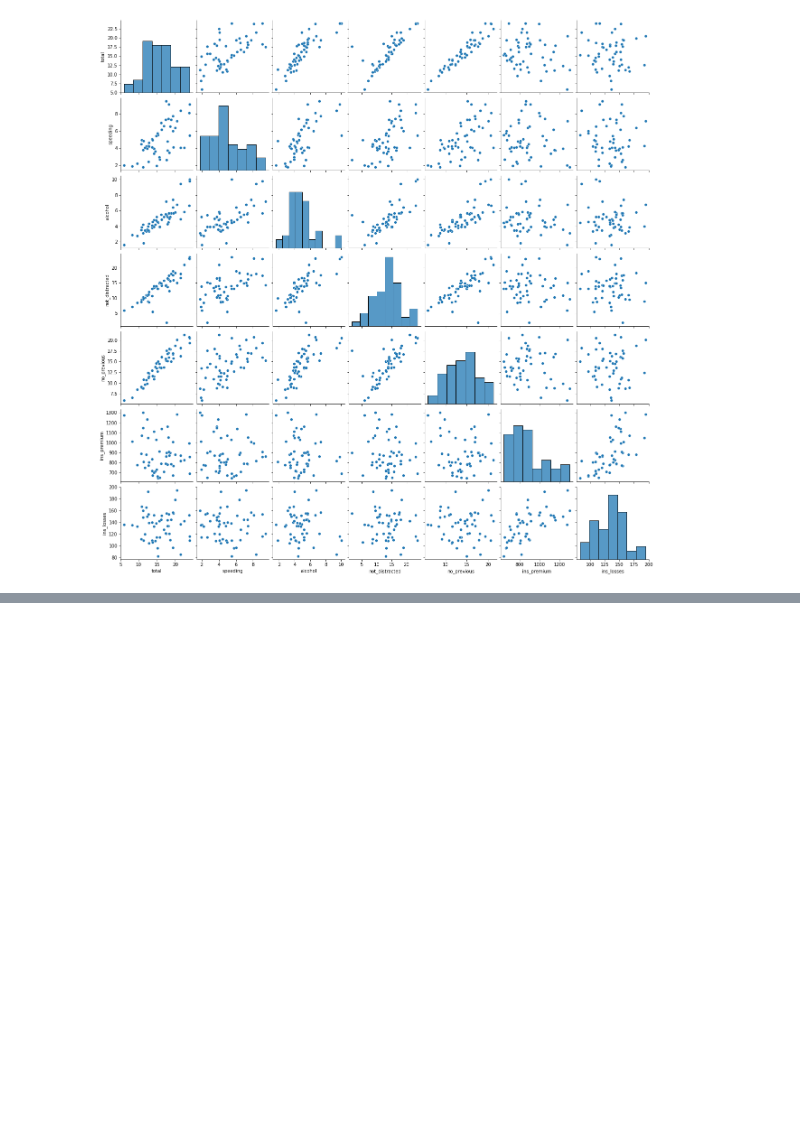
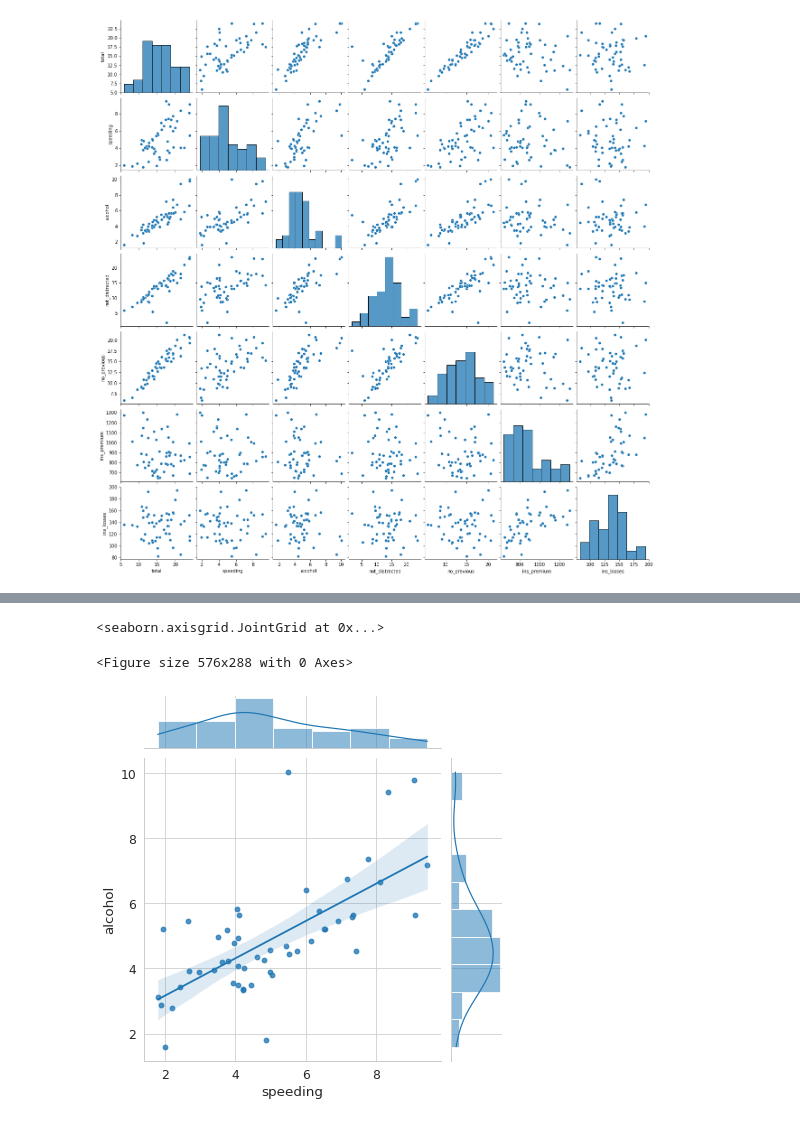
Before and after one commit to ShakilM26/Data-Visualization, a Jupyter notebook: seaborn/seaborn_all.ipynb, the cells around one changed output, grey strips where cells are left out. Drawn from its saved outputs; the diff is of its cells as text; code cells hidden in the pictures; blank space fills up the shorter version.

```diff
--- a/seaborn/seaborn_all.ipynb
+++ b/seaborn/seaborn_all.ipynb
@@ -60,0 +82,11 @@ sns.pairplot(df)
+# %%
+# style
+
+sns.set_style('whitegrid')
+plt.figure(figsize=(8,4))
+sns.set_context('paper', font_scale=1.4)
+sns.jointplot(x='speeding', y='alcohol', data=df, kind='reg')
+# %% [output]
+<seaborn.axisgrid.JointGrid at 0x...>
+<Figure size 576x288 with 0 Axes>
+[figure, added]
```
Also changed, not shown: parts of 3 cells of this notebook.
